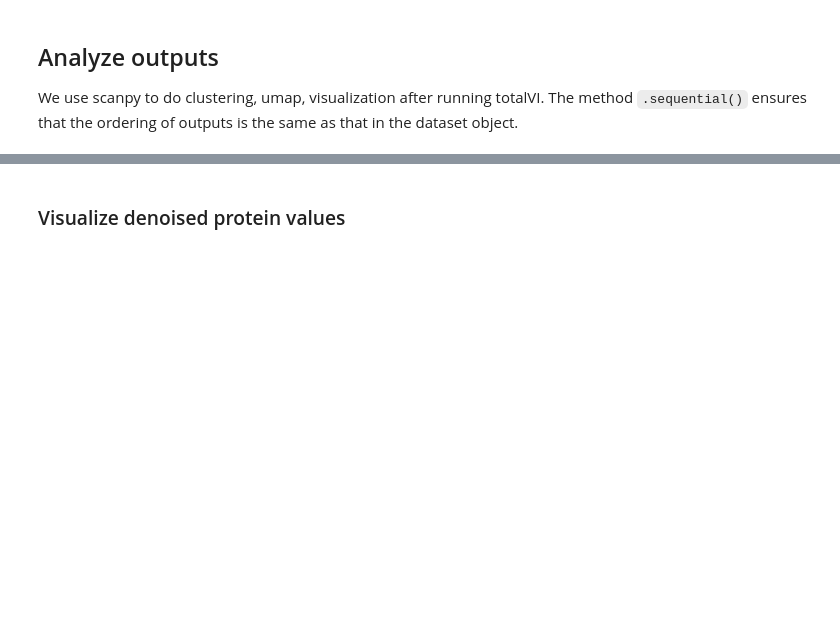
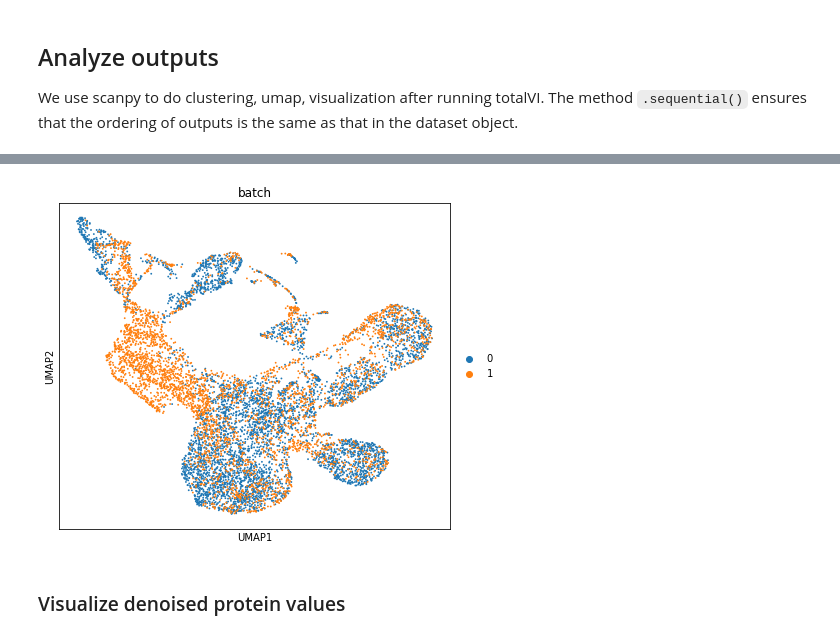
Before and after one commit to caleblareau/asap_reproducibility, a Jupyter notebook: pbmc_stimulation_citeseq/code/01_totalVI.ipynb, the cells around one changed output, grey strips where cells are left out. Cells and saved outputs as stored; diff of their text form; code cells hidden in the pictures; blank space fills up the shorter version.

```diff
--- a/pbmc_stimulation_citeseq/code/01_totalVI.ipynb
+++ b/pbmc_stimulation_citeseq/code/01_totalVI.ipynb
@@ -194,6 +176,17 @@ viz_proteins = ['CD8', "CD19", "CD16", "CD14", "CD69"]
 for i, p in enumerate(parsed_protein_names):
     post_adata.obs["{}_fore_prob".format(p)] = protein_foreground_prob[p].values
     post_adata.obs["{}".format(p)] = denoised_proteins[:, i]
+# %%
+post_adata.obs["batch"] = pd.Categorical(dataset.batch_indices.ravel())
+fig, ax = plt.subplots(figsize=(7, 6))
+sc.pl.umap(
+    post_adata,
+    color=["batch"],
+    ax=ax,
+    show=show_plot
+)
+# %% [output]
+[figure, added]
 # %% [markdown]
 ### Visualize denoised protein values
 # %%
```
Also changed, not shown: parts of 10 cells of this notebook, 7 other files.
